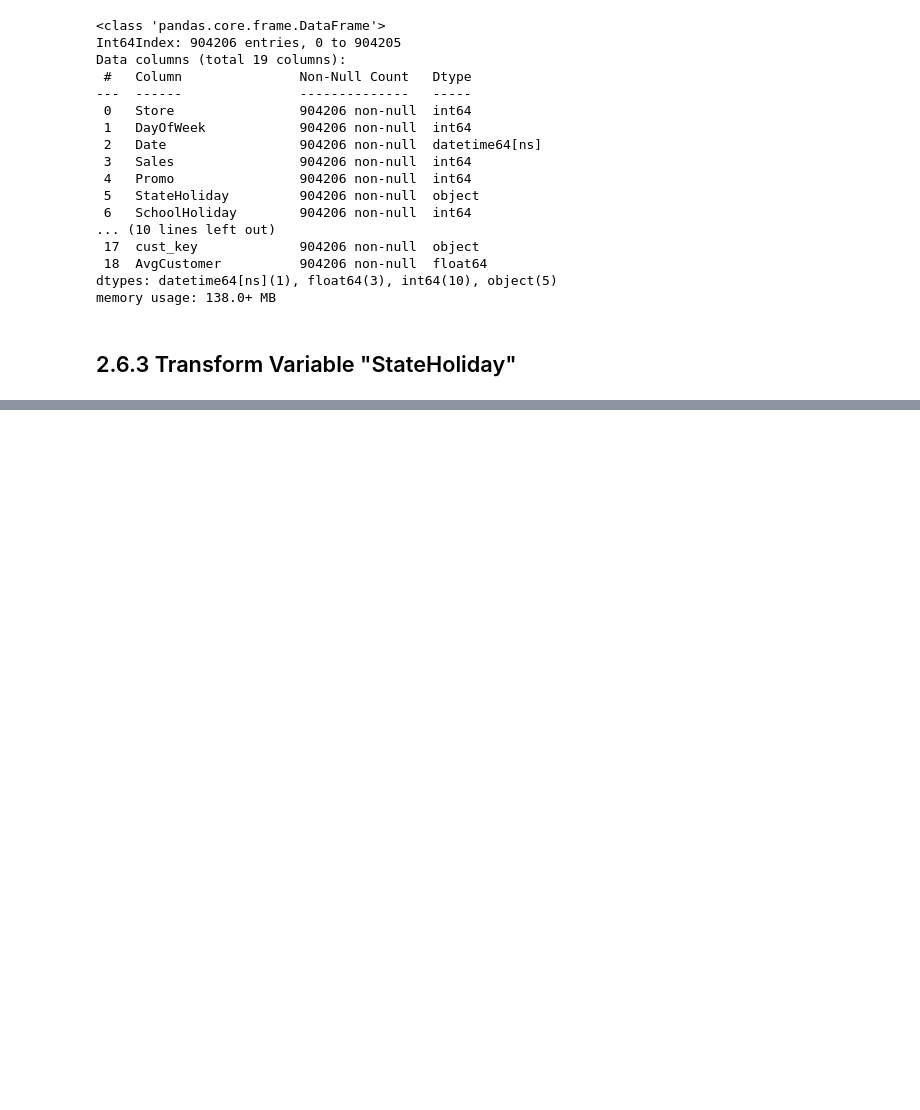
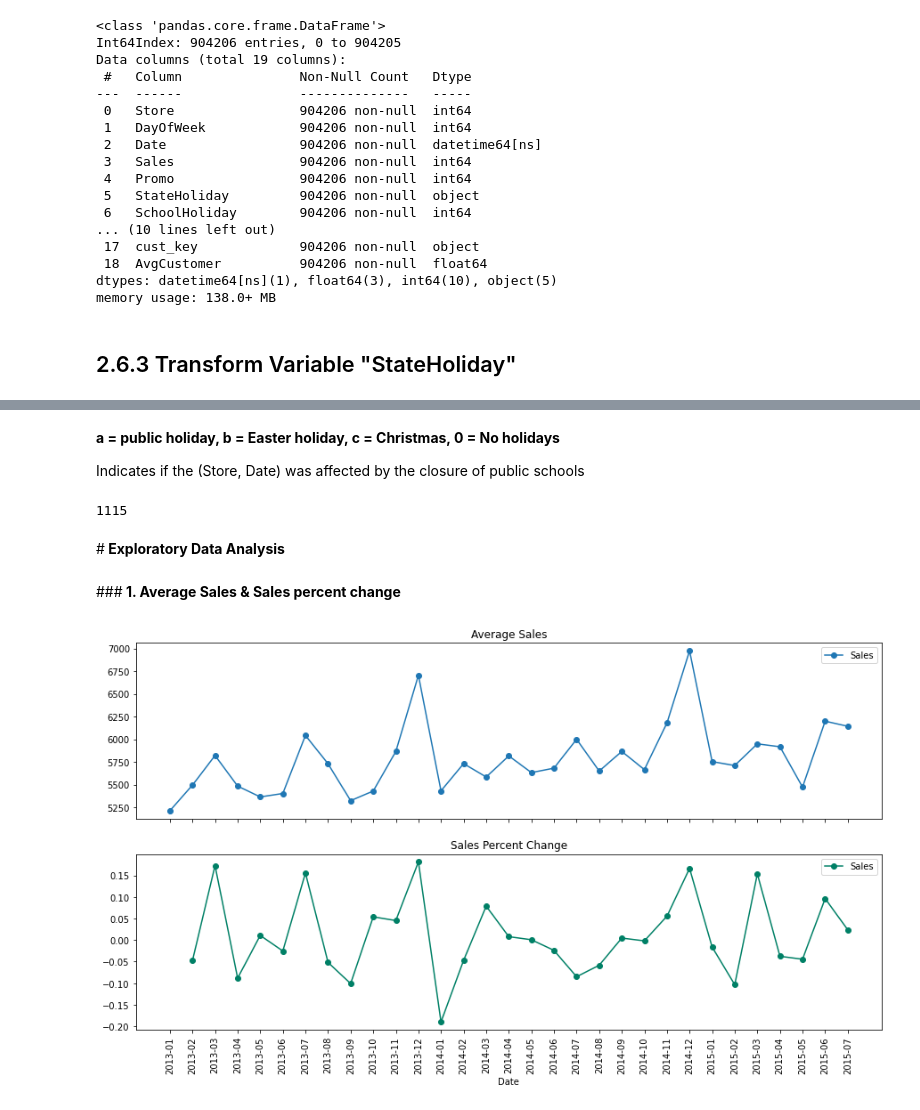
Before and after one commit to Team-AlmaBetter/Retail-Sales-Prediction, a Jupyter notebook: Rossmann_Sales_Prediction_Capstone_Project_ipynb.ipynb, the cells around one changed output, grey strips where cells are left out. Drawn from its saved outputs; the diff is of its cells as text; code cells hidden in the pictures; blank space fills up the shorter version.

```diff
--- a/Rossmann_Sales_Prediction_Capstone_Project_ipynb.ipynb
+++ b/Rossmann_Sales_Prediction_Capstone_Project_ipynb.ipynb
@@ -490,0 +568,12 @@ data2 = data2.drop(['cust_key','sales_key','Store','Date'], axis=1)
+# %% [markdown]
+<b>a = public holiday, b = Easter holiday, c = Christmas, 0 = No holidays
+
+Indicates if the (Store, Date) was affected by the closure of public schools
+# %%
+data2.Store.nunique()
+# %% [output]
+1115
+# %% [markdown]
+#<b> Exploratory Data Analysis
+# %% [markdown]
+###<B> 1. Average Sales & Sales percent change
@@ -490,0 +594,18 @@ data2 = data2.drop(['cust_key','sales_key','Store','Date'], axis=1)
+# %%
+# group by date and get average sales, and precent change
+average_sales    = R_data.groupby('Date')["Sales"].mean()
+pct_change_sales = R_data.groupby('Date')["Sales"].sum().pct_change()
+
+fig, (axis1,axis2) = plt.subplots(2,1,sharex=True,figsize=(15,8))
+
+# plot average sales over time(year-month)
+ax1 = average_sales.plot(legend=True,ax=axis1,marker='o',title="Average Sales")
+ax1.set_xticks(range(len(average_sales)))
+ax1.set_xticklabels(average_sales.index.tolist(), rotation=90)
+
+# plot precent change for sales over time(year-month)
+ax2 = pct_change_sales.plot(legend=True,ax=axis2,marker='o',rot=90,colormap="summer",title="Sales Percent Change")
+# ax2.set_xticks(range(len(pct_change_sales)))
+# ax2.set_xticklabels(pct_change_sales.index.tolist(), rotation=90)
+# %% [output]
+[figure, added]
```
Also changed, not shown: parts of 36 cells of this notebook.
